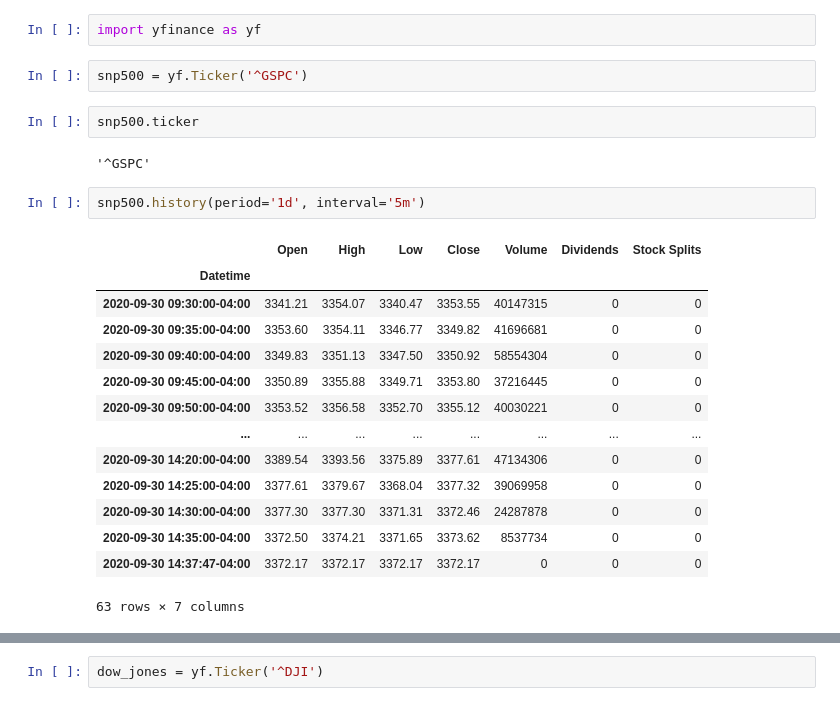
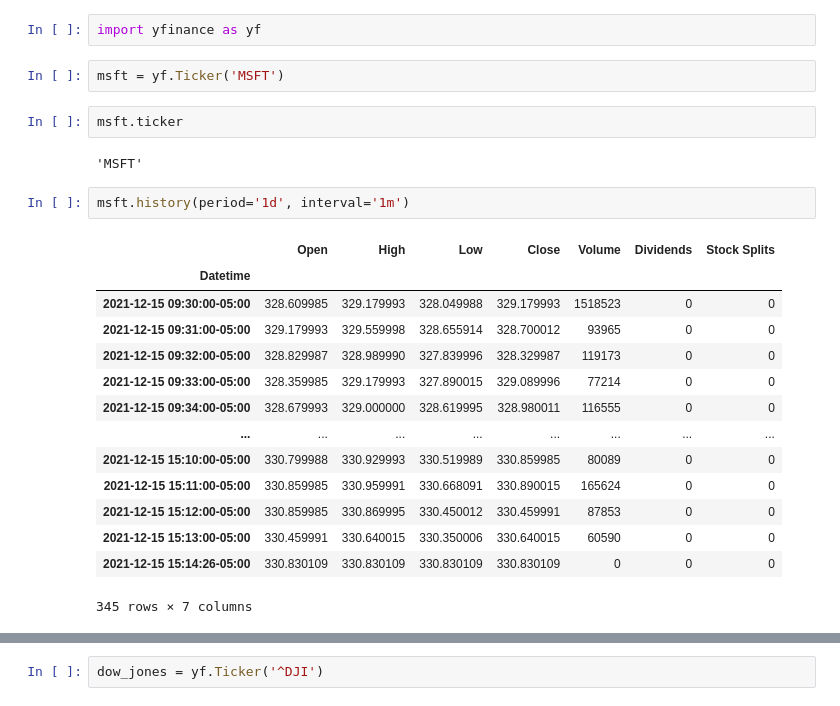
Before and after one commit to PEF-ITBA/APIs, a Jupyter notebook: 001_Yahoo_Finance.ipynb, the cells around one changed output, grey strips where cells are left out. Drawn from its saved outputs; the diff is of its cells as text.

```diff
--- a/001_Yahoo_Finance.ipynb
+++ b/001_Yahoo_Finance.ipynb
@@ -39,25 +63,25 @@ get_chart('MSFT', start='2020-09-26', end='2020-09-27', interval='1h')
 # %%
 import yfinance as yf
 # %%
-snp500 = yf.Ticker('^GSPC')
+msft = yf.Ticker('MSFT')
 # %%
-snp500.ticker
+msft.ticker
 # %% [output]
-'^GSPC'
+'MSFT'
 # %%
-snp500.history(period='1d', interval='5m')
+msft.history(period='1d', interval='1m')
 # %% [output]
 |  | Open | High | Low | Close | Volume | Dividends | Stock Splits |
 | Datetime |  |  |  |  |  |  |  |
-| 2020-09-30 09:30:00-04:00 | 3341.21 | 3354.07 | 3340.47 | 3353.55 | 40147315 | 0 | 0 |
-| 2020-09-30 09:35:00-04:00 | 3353.60 | 3354.11 | 3346.77 | 3349.82 | 41696681 | 0 | 0 |
-| 2020-09-30 09:40:00-04:00 | 3349.83 | 3351.13 | 3347.50 | 3350.92 | 58554304 | 0 | 0 |
-| 2020-09-30 09:45:00-04:00 | 3350.89 | 3355.88 | 3349.71 | 3353.80 | 37216445 | 0 | 0 |
-| 2020-09-30 09:50:00-04:00 | 3353.52 | 3356.58 | 3352.70 | 3355.12 | 40030221 | 0 | 0 |
+| 2021-12-15 09:30:00-05:00 | 328.609985 | 329.179993 | 328.049988 | 329.179993 | 1518523 | 0 | 0 |
+| 2021-12-15 09:31:00-05:00 | 329.179993 | 329.559998 | 328.655914 | 328.700012 | 93965 | 0 | 0 |
+| 2021-12-15 09:32:00-05:00 | 328.829987 | 328.989990 | 327.839996 | 328.329987 | 119173 | 0 | 0 |
+| 2021-12-15 09:33:00-05:00 | 328.359985 | 329.179993 | 327.890015 | 329.089996 | 77214 | 0 | 0 |
+| 2021-12-15 09:34:00-05:00 | 328.679993 | 329.000000 | 328.619995 | 328.980011 | 116555 | 0 | 0 |
 | ... | ... | ... | ... | ... | ... | ... | ... |
-| 2020-09-30 14:20:00-04:00 | 3389.54 | 3393.56 | 3375.89 | 3377.61 | 47134306 | 0 | 0 |
-| 2020-09-30 14:25:00-04:00 | 3377.61 | 3379.67 | 3368.04 | 3377.32 | 39069958 | 0 | 0 |
-| 2020-09-30 14:30:00-04:00 | 3377.30 | 3377.30 | 3371.31 | 3372.46 | 24287878 | 0 | 0 |
-| 2020-09-30 14:35:00-04:00 | 3372.50 | 3374.21 | 3371.65 | 3373.62 | 8537734 | 0 | 0 |
-| 2020-09-30 14:37:47-04:00 | 3372.17 | 3372.17 | 3372.17 | 3372.17 | 0 | 0 | 0 |
+| 2021-12-15 15:10:00-05:00 | 330.799988 | 330.929993 | 330.519989 | 330.859985 | 80089 | 0 | 0 |
+| 2021-12-15 15:11:00-05:00 | 330.859985 | 330.959991 | 330.668091 | 330.890015 | 165624 | 0 | 0 |
+| 2021-12-15 15:12:00-05:00 | 330.859985 | 330.869995 | 330.450012 | 330.459991 | 87853 | 0 | 0 |
+| 2021-12-15 15:13:00-05:00 | 330.459991 | 330.640015 | 330.350006 | 330.640015 | 60590 | 0 | 0 |
+| 2021-12-15 15:14:26-05:00 | 330.830109 | 330.830109 | 330.830109 | 330.830109 | 0 | 0 | 0 |
-63 rows × 7 columns
+345 rows × 7 columns
```
Also changed, not shown: parts of 18 cells of this notebook, 3 other files.
